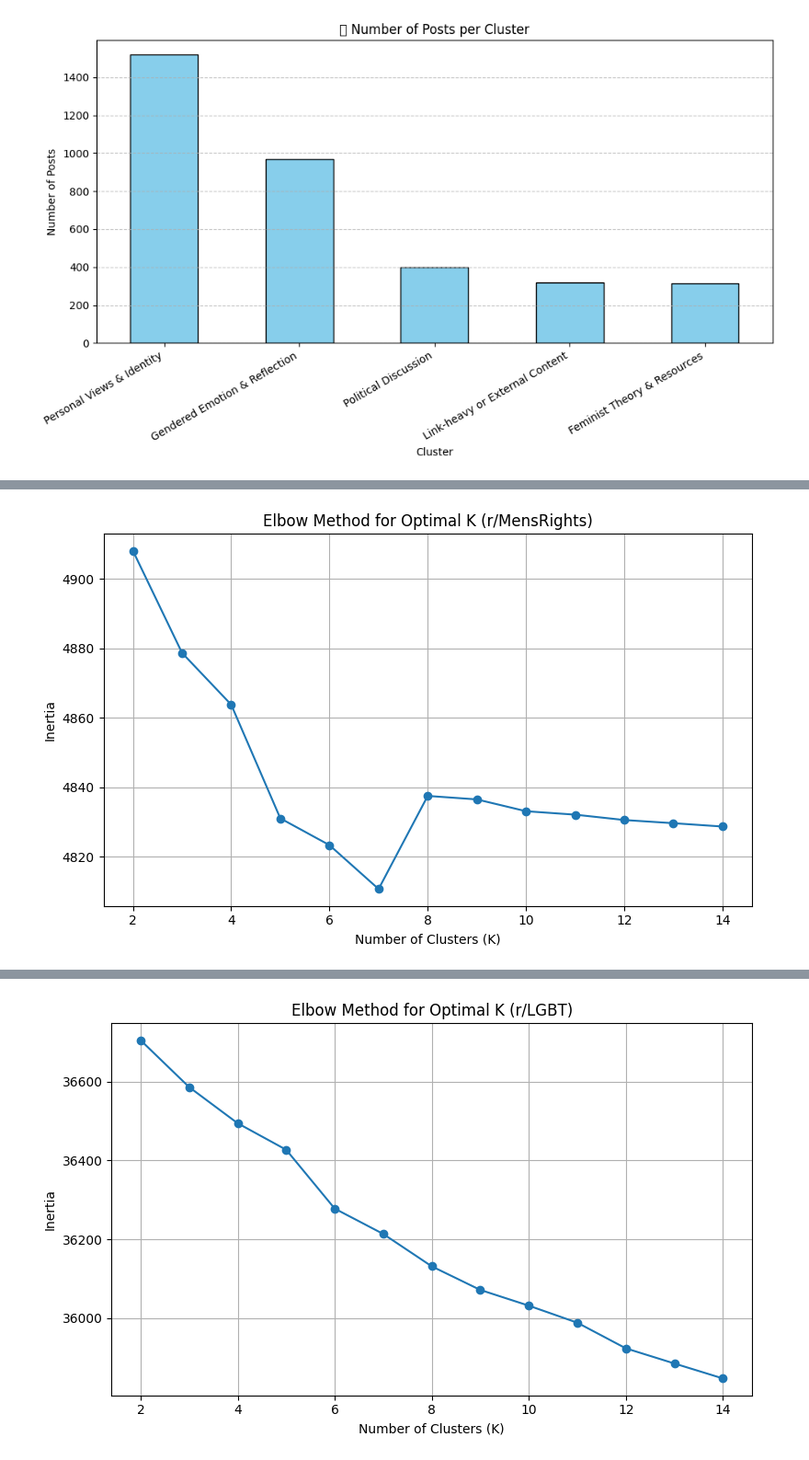
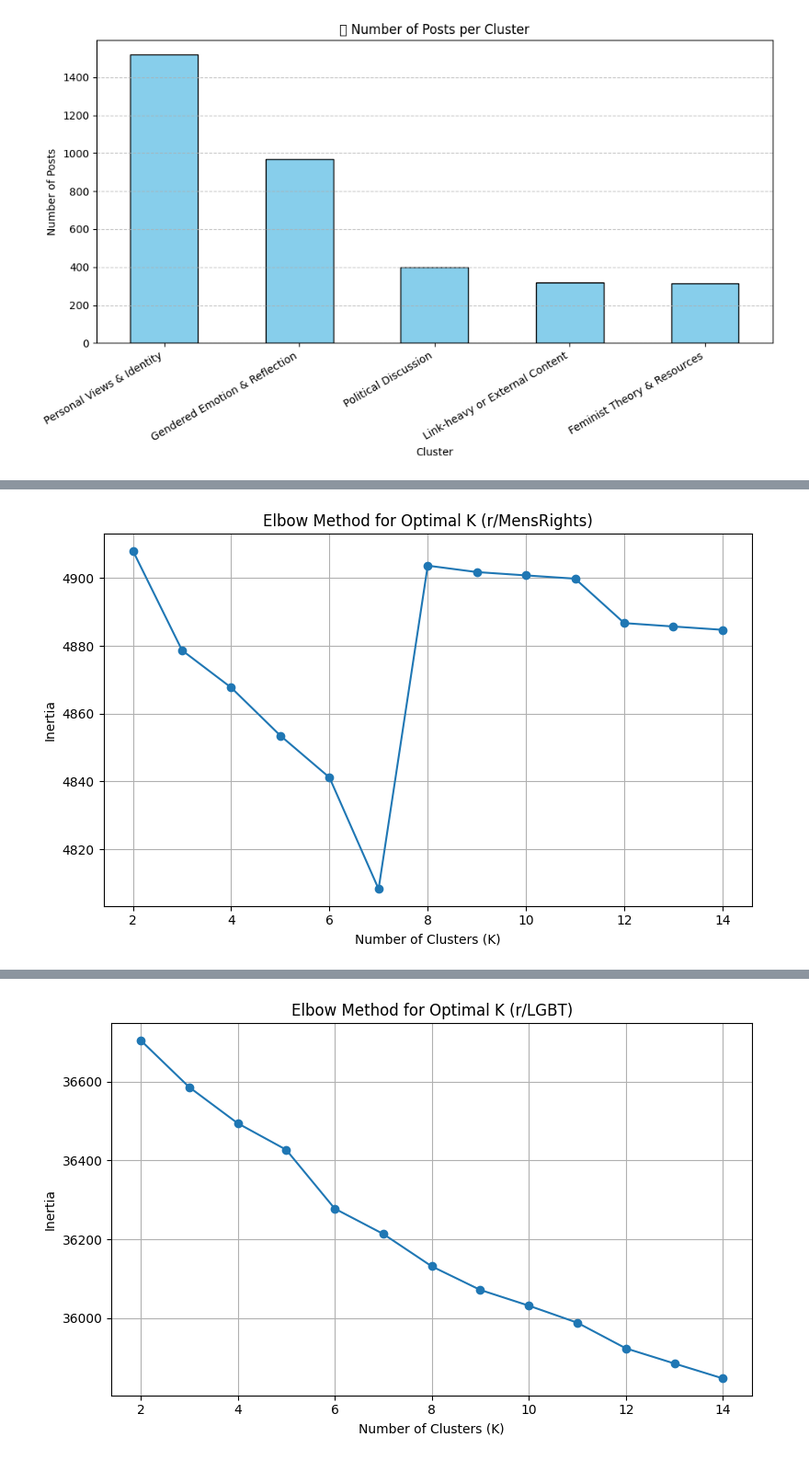
Before and after one commit to Ristafan/Text-Analytics-in-the-Digital-Humanities, a Jupyter notebook: src/TopicModelling/Topicmodelling.ipynb, the cells around one changed output, grey strips where cells are left out. Shown at 92% size. Saved outputs shown, nothing was run; the diff lists cells and outputs as text; code cells hidden in the pictures.

```diff
--- a/src/TopicModelling/Topicmodelling.ipynb
+++ b/src/TopicModelling/Topicmodelling.ipynb
@@ -330,8 +337,8 @@ def load_jsonl(filepath):
         return [json.loads(line) for line in f]
 
 # File names (must match uploaded files)
-file_before = "r_MensRights_posts(beforeElection).jsonl"
-file_after = "r_MensRights_posts(afterElection).jsonl"
+file_before = "r_MensRights_posts(afterElection) (1).jsonl"
+file_after = "r_MensRights_posts(beforeElection) (1).jsonl"
 
 # Load data
 data_before = load_jsonl(file_before)
@@ -355,34 +362,34 @@ def clean_text(text):
     text = text.lower()
     text = re.sub(r'\W+', ' ', text)
     text = re.sub(r'\s+', ' ', text)
     return text.strip()
 
 cleaned_texts = valid_texts.apply(clean_text)
 
 # --- TF-IDF
 vectorizer = TfidfVectorizer(stop_words=stopwords.words('english'), max_df=0.9, min_df=5)
 X = vectorizer.fit_transform(cleaned_texts)
 
 # --- Elbow Method
 inertias = []
 K_range = range(2, 15)
 
 for k in K_range:
     kmeans = KMeans(n_clusters=k, random_state=42)
     kmeans.fit(X)
     inertias.append(kmeans.inertia_)
 
 # --- Plot Elbow Curve
 plt.figure(figsize=(8, 5))
 plt.plot(K_range, inertias, marker='o')
 plt.title("Elbow Method for Optimal K (r/MensRights)")
 plt.xlabel("Number of Clusters (K)")
 plt.ylabel("Inertia")
 plt.grid(True)
 plt.tight_layout()
 plt.show()
 # %% [output]
-[figure, old version]
+[figure, new version]
 # %%
 # KMeans clustering
 optimal_k = 6
```
Also changed, not shown: parts of 11 cells of this notebook.
